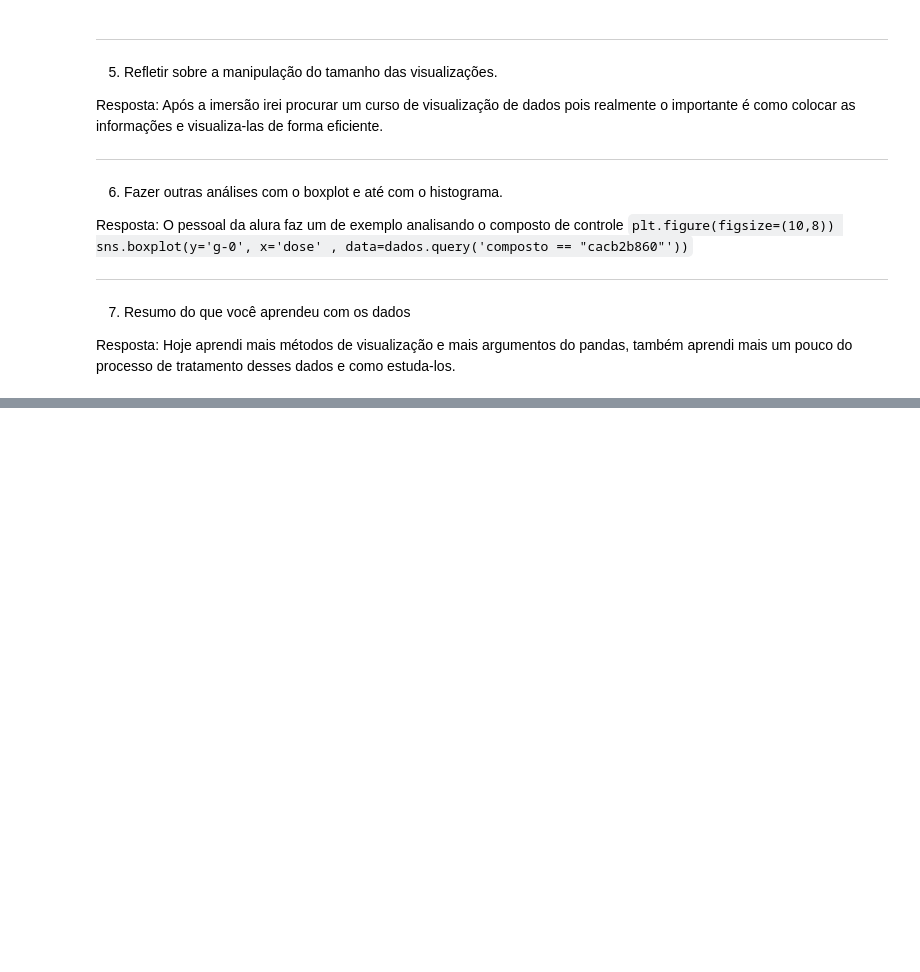
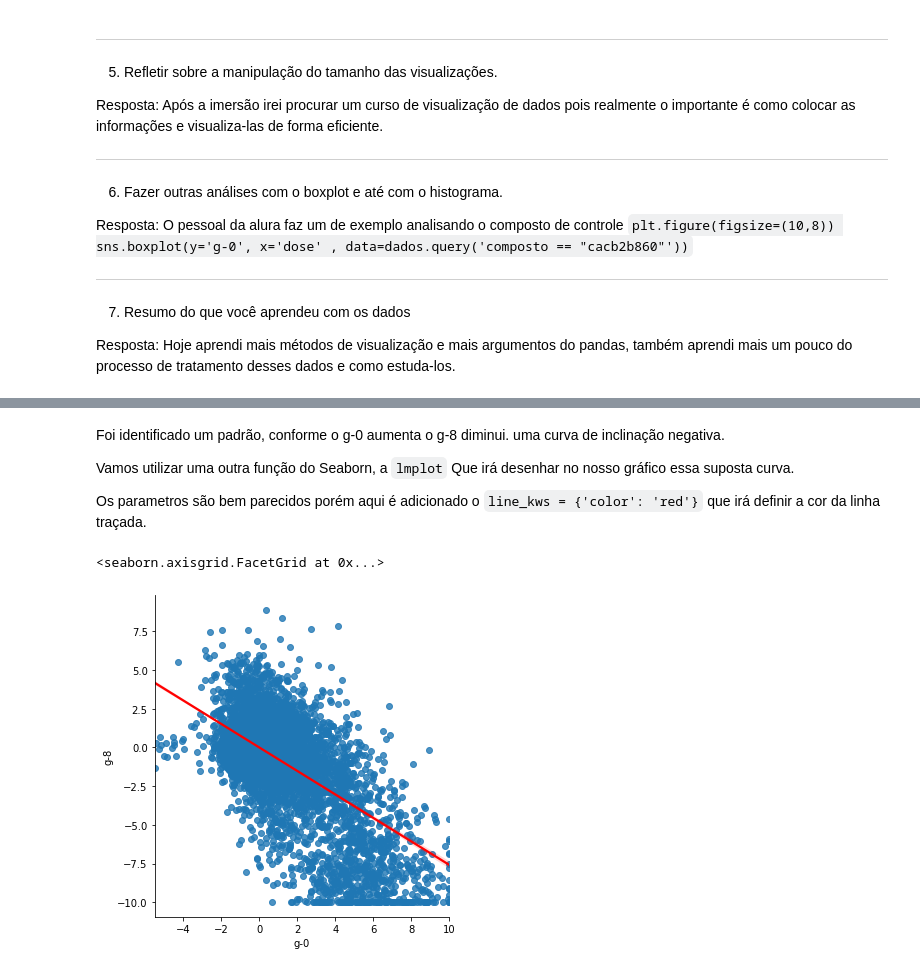
Before and after one commit to OliverLuisEduardo/ImersaoDados03, a Jupyter notebook: imersaoDados03_ArquivoGeral.ipynb, the cells around one changed output, grey strips where cells are left out. Cells and saved outputs as stored; diff of their text form; code cells hidden in the pictures; blank space fills up the shorter version.

````diff
--- a/imersaoDados03_ArquivoGeral.ipynb
+++ b/imersaoDados03_ArquivoGeral.ipynb
@@ -376,0 +456,11 @@ Resposta:  Hoje aprendi mais métodos de visualização e mais argumentos do pan
+# %% [markdown]
+Foi identificado um padrão, conforme o g-0 aumenta o g-8 diminui. uma curva de inclinação negativa.
+
+Vamos utilizar uma outra função do Seaborn, a ```lmplot``` Que irá desenhar no nosso gráfico essa suposta curva.
+
+Os parametros são bem parecidos porém aqui é adicionado o ```line_kws = {'color': 'red'}``` que irá definir a cor da linha traçada.
+# %%
+sns.lmplot(data=dados, x='g-0', y='g-8', line_kws={'color': 'red'})
+# %% [output]
+<seaborn.axisgrid.FacetGrid at 0x...>
+[figure, added]
````
Also changed, not shown: parts of 35 cells of this notebook, 1 other file.
